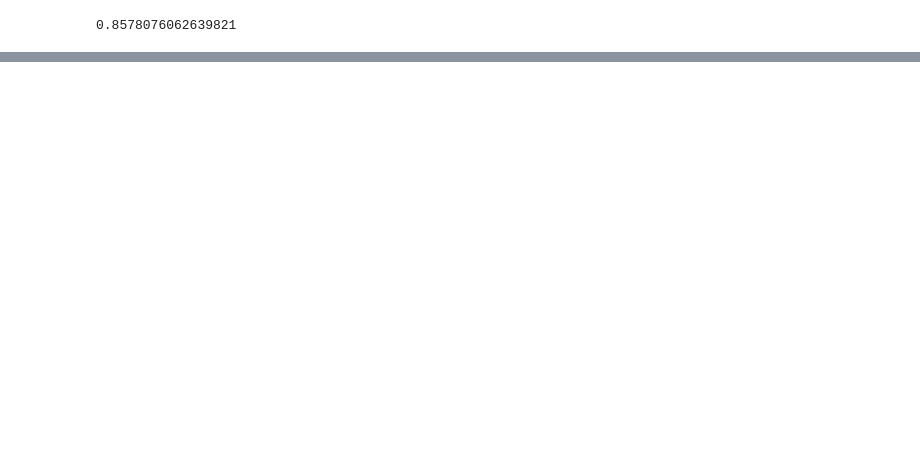
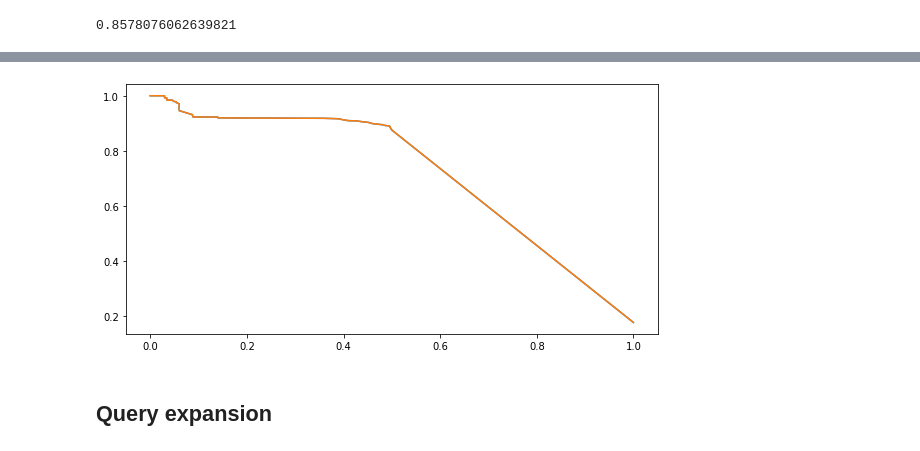
Before and after one commit to afflint/inforet, a Jupyter notebook: 2021-22/tweet-search.ipynb, the cells around one changed output, grey strips where cells are left out. Cells and saved outputs as stored; diff of their text form; code cells hidden in the pictures; blank space fills up the shorter version.

```diff
--- a/2021-22/tweet-search.ipynb
+++ b/2021-22/tweet-search.ipynb
@@ -351,0 +397,12 @@ Hong Kong is responding to fears of animal-to-human coronavirus transmission: Mo
+# %%
+TP, FP, FN, TN = 0, 0, len(ground_truth), len(ranking) - len(ground_truth)
+precision, recall = [], []
+for i, (doc, score) in enumerate(ranking):
+    if doc in ground_truth:
+        TP += 1
+        FN -= 1
+    else:
+        FP += 1
+        TN -= 1
+    precision.append(TP / (TP + FP))
+    recall.append(TP / (TP + FN))
@@ -351,0 +424,2 @@ Hong Kong is responding to fears of animal-to-human coronavirus transmission: Mo
+# %%
+precision, recall, thresholds = precision_recall_curve(y_true, y_scores)
@@ -351,0 +437,14 @@ Hong Kong is responding to fears of animal-to-human coronavirus transmission: Mo
+# %%
+rec = list(sorted(recall, key=lambda x: x))
+prec = list(sorted(precision, key=lambda x: -x))
+iprec = [max(prec[i:]) for i in range(len(prec))]
+# %%
+fig, ax = plt.subplots(figsize=(8, 4))
+ax.plot(rec, prec)
+ax.plot(rec, iprec)
+plt.tight_layout()
+plt.show()
+# %% [output]
+[figure, added]
+# %% [markdown]
+## Query expansion
```
Also changed, not shown: parts of 47 cells of this notebook.
